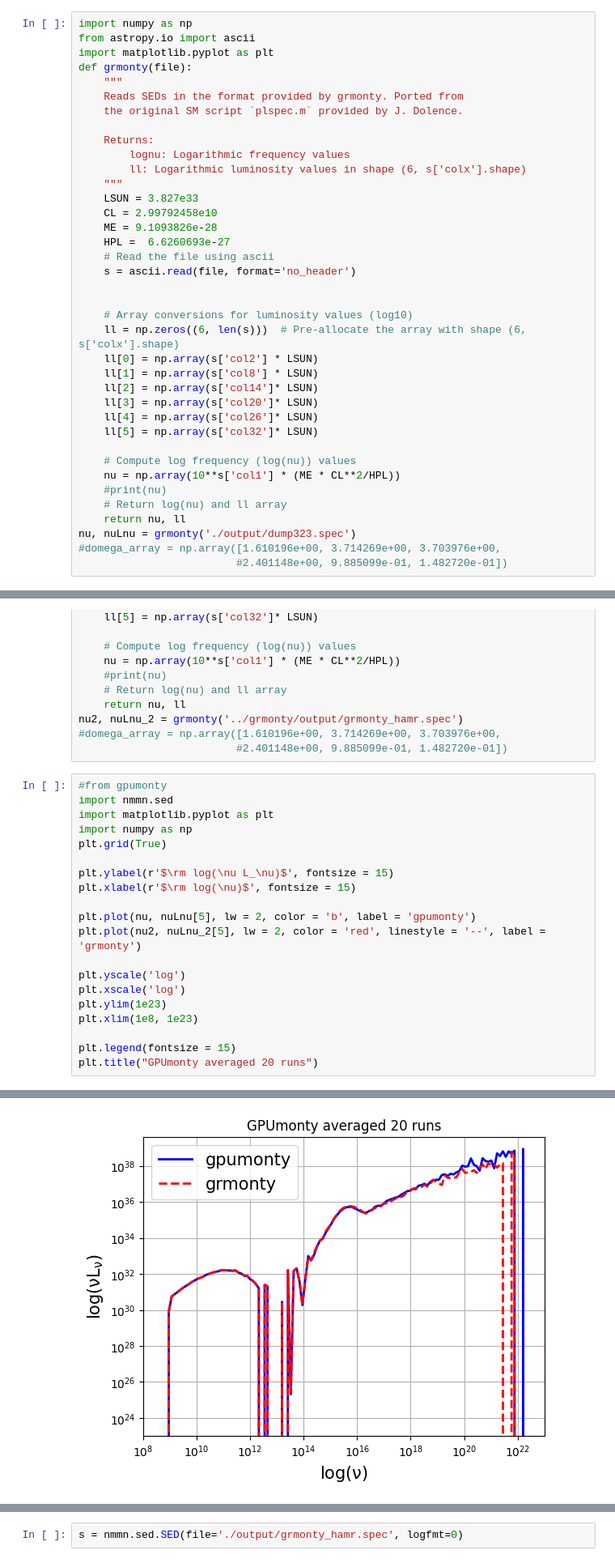
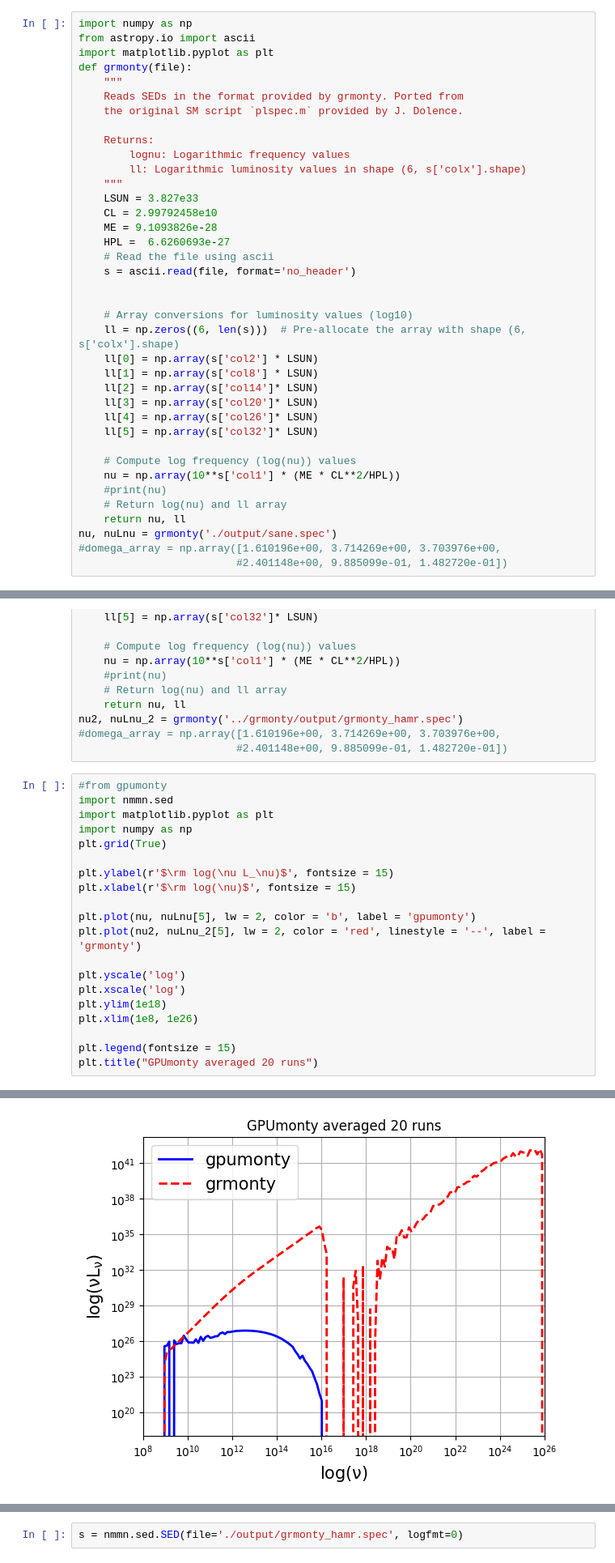
Before and after one commit to black-hole-group/gpumonty, a Jupyter notebook: Untitled.ipynb, the cells around one changed output, grey strips where cells are left out. Shown at 81% size. Cells and saved outputs as stored; diff of their text form.

```diff
--- a/Untitled.ipynb
+++ b/Untitled.ipynb
@@ -33,7 +33,7 @@ def grmonty(file):
     #print(nu)
     # Return log(nu) and ll array
     return nu, ll
-nu, nuLnu = grmonty('./output/dump323.spec')
+nu, nuLnu = grmonty('./output/sane.spec')
 #domega_array = np.array([1.610196e+00, 3.714269e+00, 3.703976e+00,
                          #2.401148e+00, 9.885099e-01, 1.482720e-01])
 # %%
@@ -77,26 +77,26 @@ nu2, nuLnu_2 = grmonty('../grmonty/output/grmonty_hamr.spec')
 # %%
 #from gpumonty
 import nmmn.sed
 import matplotlib.pyplot as plt
 import numpy as np
 plt.grid(True)
 
 plt.ylabel(r'$\rm log(\nu L_\nu)$', fontsize = 15)
 plt.xlabel(r'$\rm log(\nu)$', fontsize = 15)
 
 plt.plot(nu, nuLnu[5], lw = 2, color = 'b', label = 'gpumonty')
 plt.plot(nu2, nuLnu_2[5], lw = 2, color = 'red', linestyle = '--', label = 'grmonty')
 
 plt.yscale('log')
 plt.xscale('log')
-plt.ylim(1e23)
-plt.xlim(1e8, 1e23)
+plt.ylim(1e18)
+plt.xlim(1e8, 1e26)
 
 plt.legend(fontsize = 15)
 plt.title("GPUmonty averaged 20 runs")
 # %% [output]
 Text(0.5, 1.0, 'GPUmonty averaged 20 runs')
-[figure, old version]
+[figure, new version]
 # %%
 #from gpumonty
 import nmmn.sed
```
Also changed, not shown: 2 other files.
